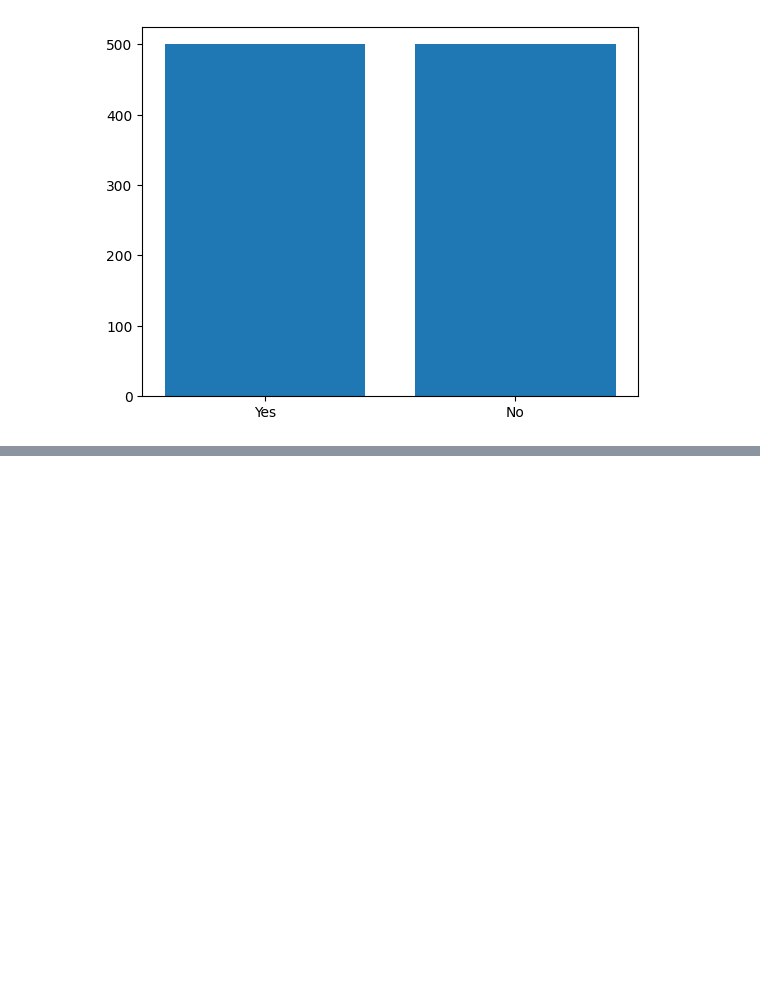
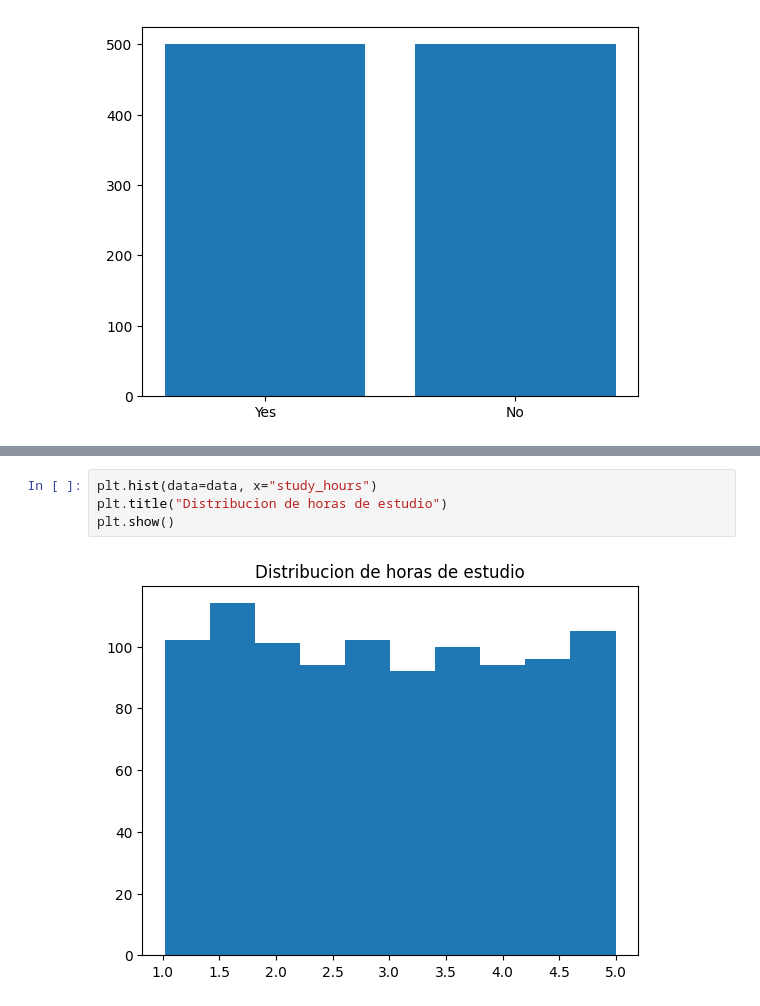
Before and after one commit to AidamZzzZ/student_academic_performance, a Jupyter notebook: notebooks/01.eda.ipynb, the cells around one changed output, grey strips where cells are left out. Cells and saved outputs as stored; diff of their text form; blank space fills up the shorter version.

```diff
--- a/notebooks/01.eda.ipynb
+++ b/notebooks/01.eda.ipynb
@@ -143,0 +170,6 @@ plt.show()
+# %%
+plt.hist(data=data, x="study_hours")
+plt.title("Distribucion de horas de estudio")
+plt.show()
+# %% [output]
+[figure, added]
```
Also changed, not shown: parts of 6 cells of this notebook.
